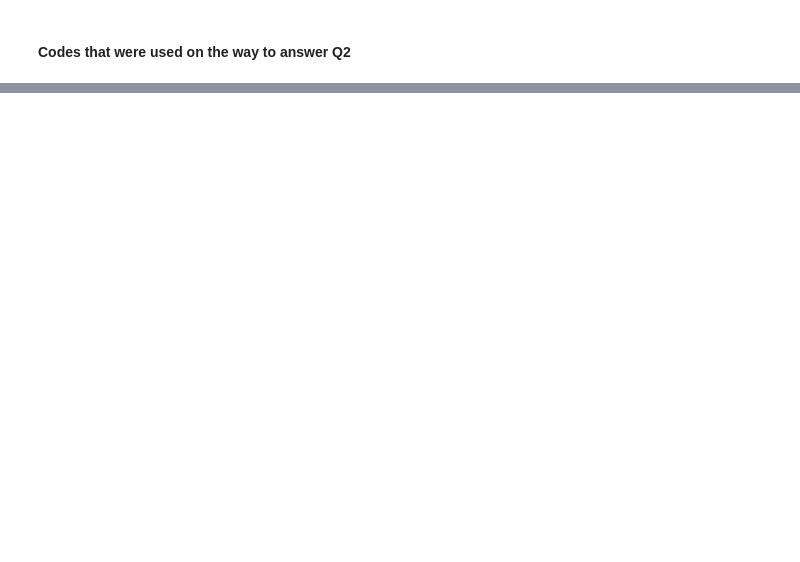
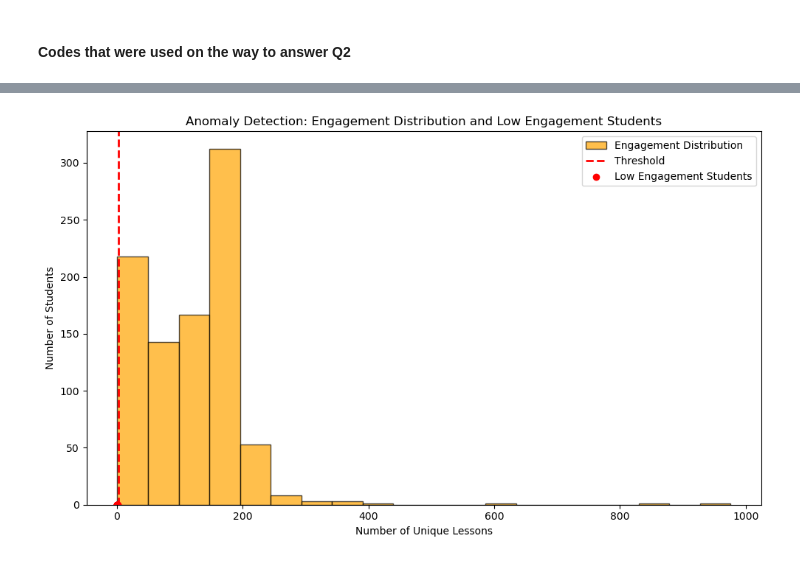
Before and after one commit to Curriculum-Assurance-Team/Curriculum_Engagement_and_Usage_Analysis, a Jupyter notebook: annie_explore.ipynb, the cells around one changed output, grey strips where cells are left out. Drawn from its saved outputs; the diff is of its cells as text; code cells hidden in the pictures; blank space fills up the shorter version.

```diff
--- a/annie_explore.ipynb
+++ b/annie_explore.ipynb
@@ -193,0 +437,28 @@ question2_2(logs_df)
+# %%
+import pandas as pd
+import matplotlib.pyplot as plt
+
+# Assuming logs_df is your DataFrame containing user interactions
+
+# Calculate engagement for each user by counting unique lessons
+user_engagement = logs_df.groupby('user_id')['lesson'].nunique()
+
+# Set a threshold for low engagement (e.g., fewer than 3 unique lessons)
+threshold = 3
+
+# Filter for students with low engagement
+low_engagement_students = user_engagement[user_engagement < threshold]
+
+# Create a bar plot
+plt.figure(figsize=(10, 6))
+plt.hist(user_engagement, bins=20, color='orange', edgecolor='black', alpha=0.7, label='Engagement Distribution')
+plt.axvline(x=threshold, color='red', linestyle='dashed', linewidth=2, label='Threshold')
+plt.scatter(low_engagement_students, [0] * len(low_engagement_students), color='red', label='Low Engagement Students')
+plt.xlabel('Number of Unique Lessons')
+plt.ylabel('Number of Students')
+plt.title('Anomaly Detection: Engagement Distribution and Low Engagement Students')
+plt.legend()
+plt.tight_layout()
+plt.show()
+# %% [output]
+[figure, added]
```
Also changed, not shown: parts of 43 cells of this notebook.
